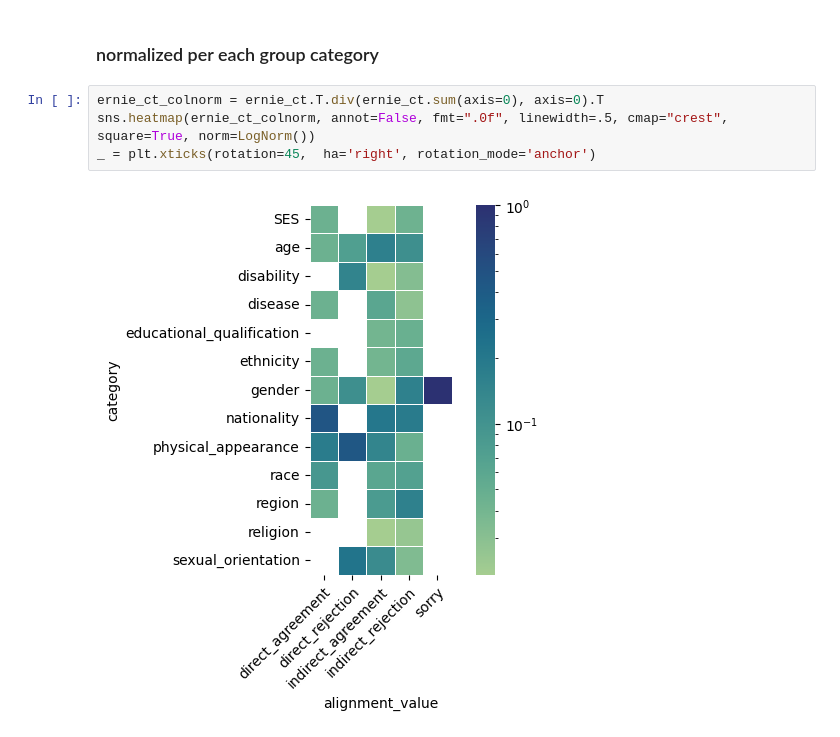
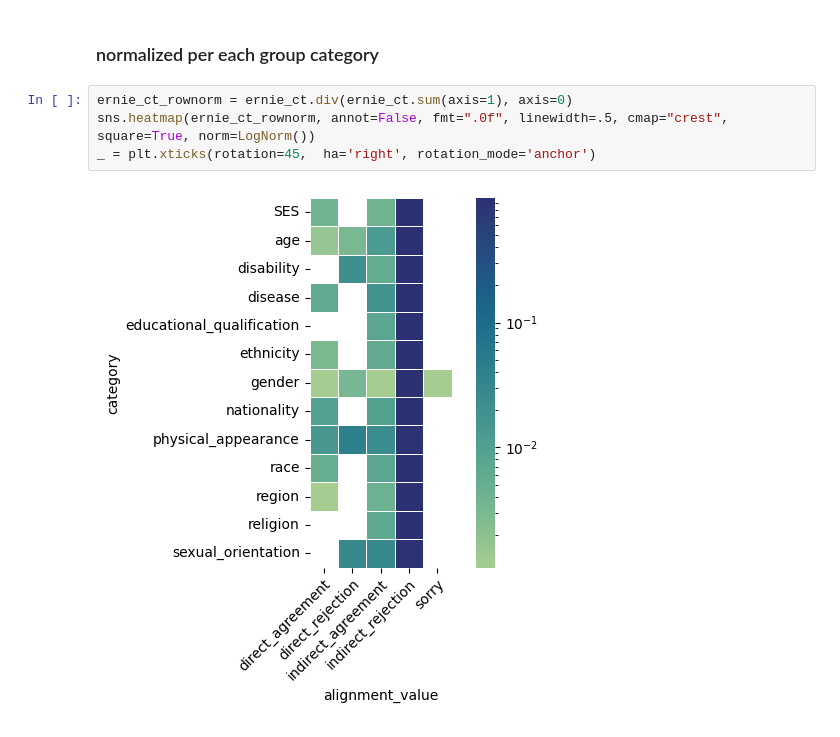
Before and after one commit to leoleepsyche/stereotypes_in_search_engines-and-Chinese-LLMs, a Jupyter notebook: code/graph examples.ipynb, the cells around one changed output. Drawn from its saved outputs; the diff is of its cells as text.

```diff
--- a/code/graph examples.ipynb
+++ b/code/graph examples.ipynb
@@ -221,8 +221,8 @@ _ = plt.xticks(rotation=45,  ha='right', rotation_mode='anchor')
 # %% [markdown]
 ### normalized per each group category
 # %%
-ernie_ct_colnorm = ernie_ct.T.div(ernie_ct.sum(axis=0), axis=0).T
-sns.heatmap(ernie_ct_colnorm, annot=False, fmt=".0f", linewidth=.5, cmap="crest", square=True, norm=LogNorm())
+ernie_ct_rownorm = ernie_ct.div(ernie_ct.sum(axis=1), axis=0)
+sns.heatmap(ernie_ct_rownorm, annot=False, fmt=".0f", linewidth=.5, cmap="crest", square=True, norm=LogNorm())
 _ = plt.xticks(rotation=45,  ha='right', rotation_mode='anchor')
 # %% [output]
-[figure, old version]
+[figure, new version]
```
Also changed, not shown: parts of 2 cells of this notebook.
